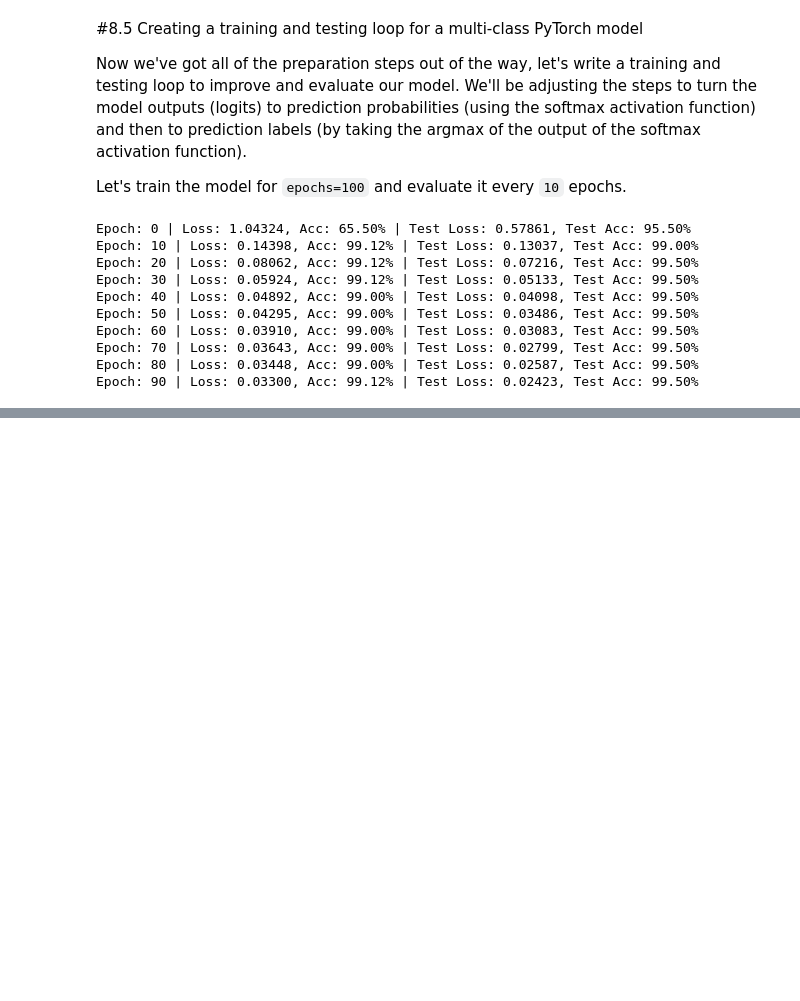
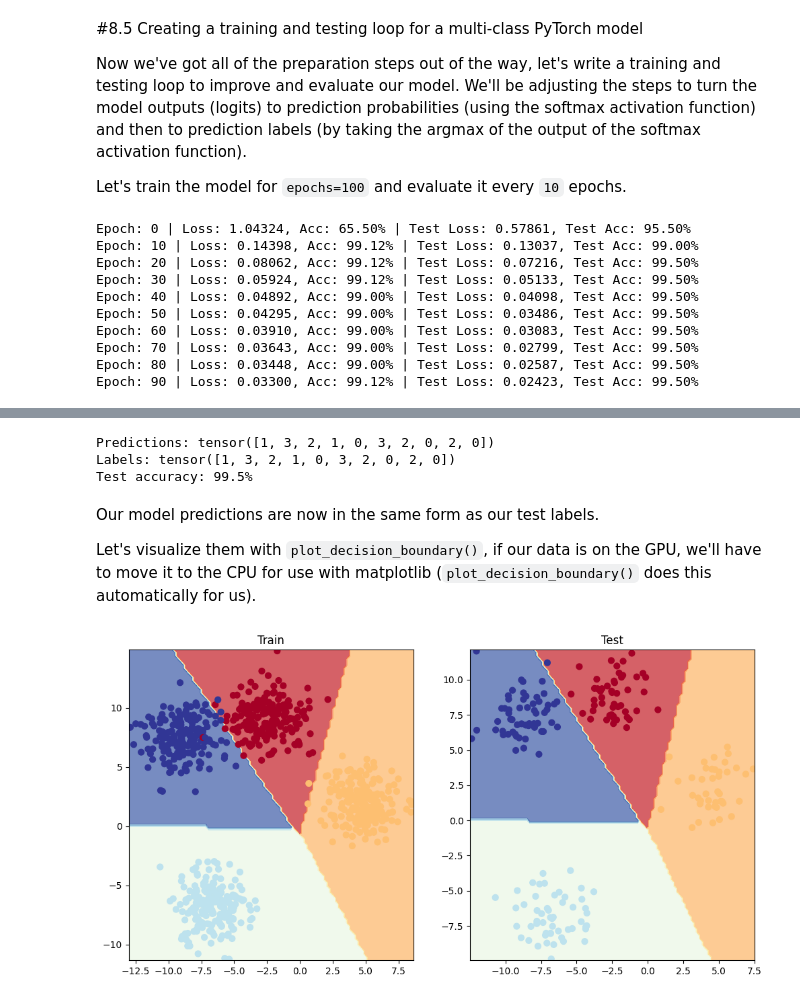
Before and after one commit to shatgulogen/deeplearning_pytorch, a Jupyter notebook: 02_pytorch_neural_network_classification.ipynb, the cells around one changed output, grey strips where cells are left out. Saved outputs shown, nothing was run; the diff lists cells and outputs as text; code cells hidden in the pictures; blank space fills up the shorter version.

Commit message:
Making and evaluating predictions with a PyTorch multi-class model

```diff
--- a/02_pytorch_neural_network_classification.ipynb
+++ b/02_pytorch_neural_network_classification.ipynb
@@ -1469,0 +1502,28 @@ Epoch: 90 | Loss: 0.03300, Acc: 99.12% | Test Loss: 0.02423, Test Acc: 99.50%
+# %%
+# Turn predicted logits in prediction probabilities
+y_pred_probs = torch.softmax(y_logits, dim=1)
+
+# Turn prediction probabilities into prediction labels
+y_preds = y_pred_probs.argmax(dim=1)
+
+# Compare first 10 model preds and test labels
+print(f"Predictions: {y_preds[:10]}\nLabels: {y_blob_test[:10]}")
+print(f"Test accuracy: {accuracy_fn(y_true=y_blob_test, y_pred=y_preds)}%")
+# %% [output]
+Predictions: tensor([1, 3, 2, 1, 0, 3, 2, 0, 2, 0])
+Labels: tensor([1, 3, 2, 1, 0, 3, 2, 0, 2, 0])
+Test accuracy: 99.5%
+# %% [markdown]
+Our model predictions are now in the same form as our test labels.
+
+Let's visualize them with `plot_decision_boundary()`, if our data is on the GPU, we'll have to move it to the CPU for use with matplotlib (`plot_decision_boundary()` does this automatically for us).
+# %%
+plt.figure(figsize=(12, 6))
+plt.subplot(1, 2, 1)
+plt.title("Train")
+plot_decision_boundary(model_4, X_blob_train, y_blob_train)
+plt.subplot(1, 2, 2)
+plt.title("Test")
+plot_decision_boundary(model_4, X_blob_test, y_blob_test)
+# %% [output]
+[figure, added]
```
Also changed, not shown: parts of 3 cells of this notebook.
